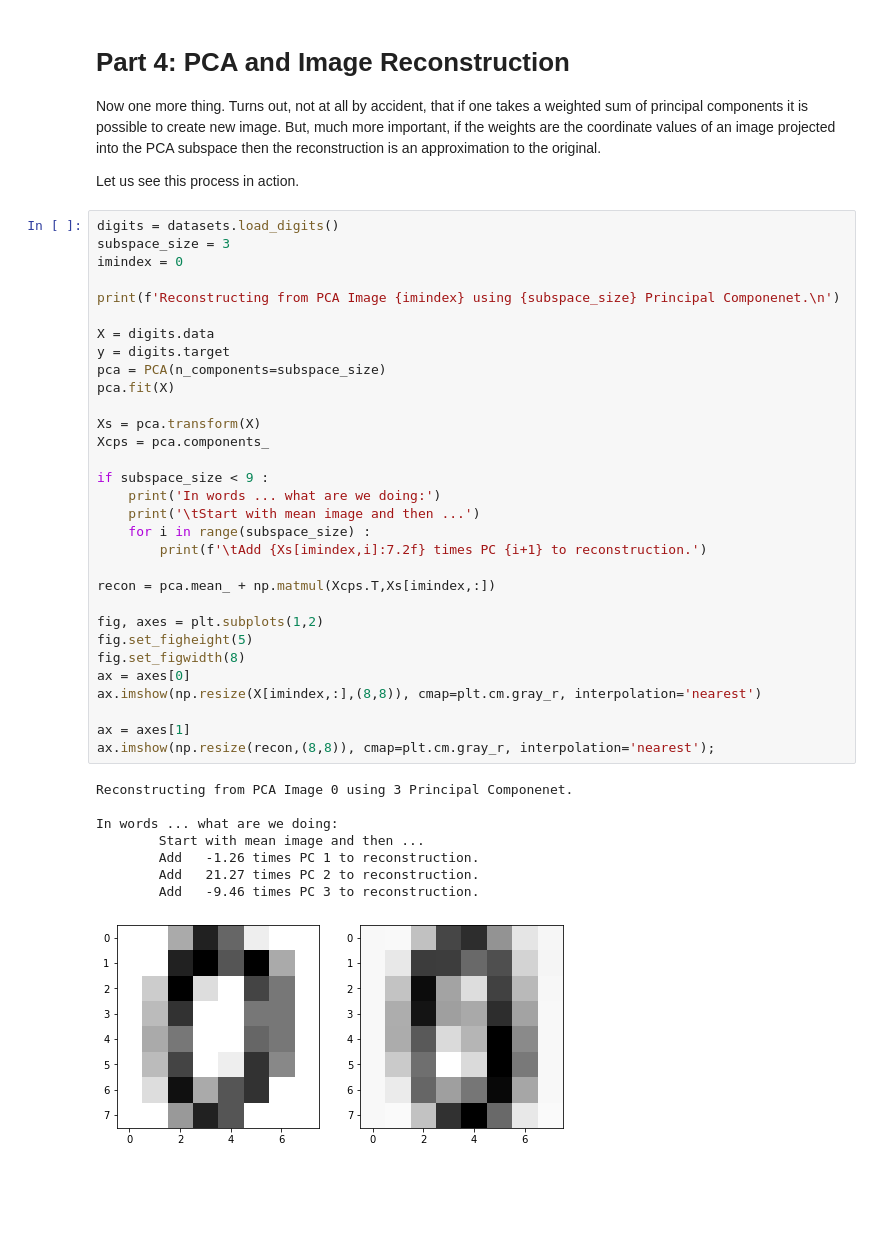
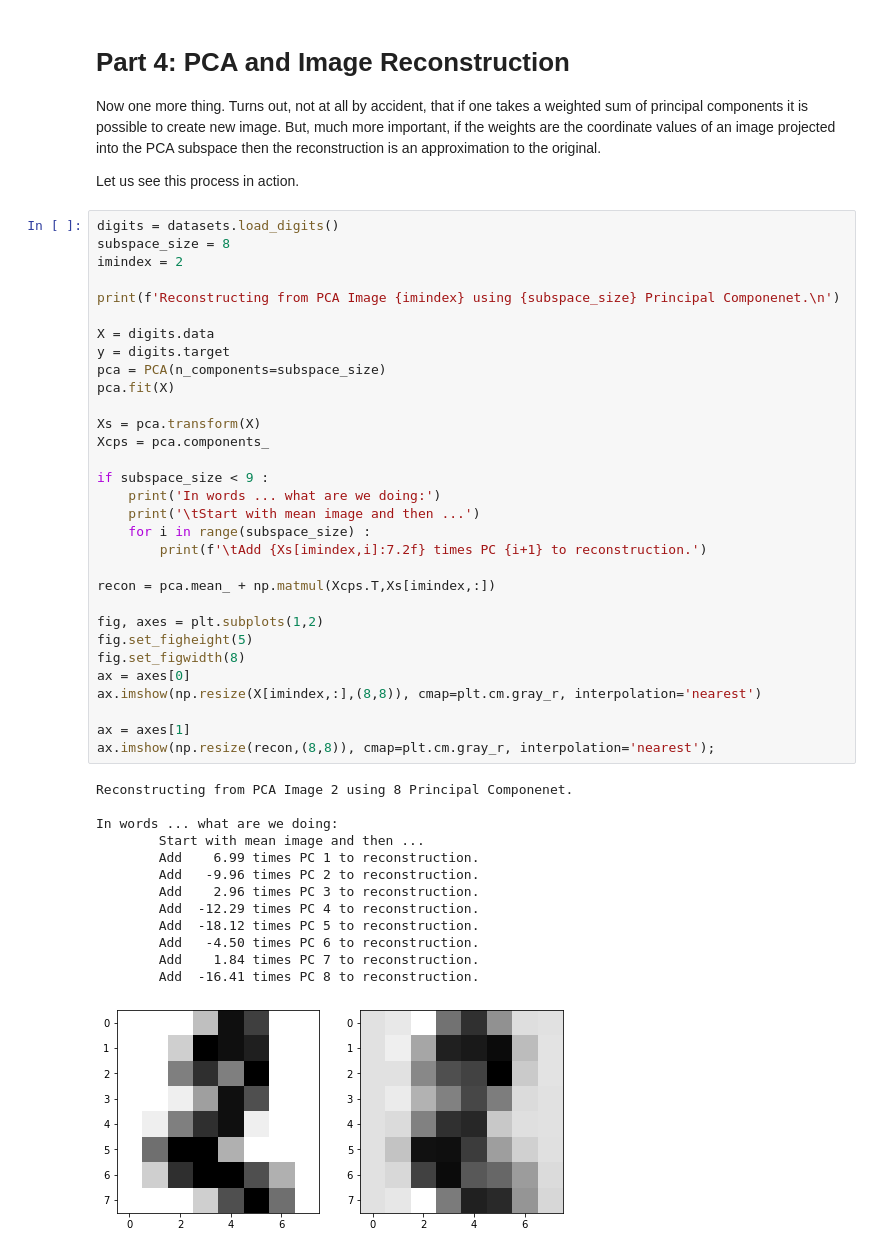
Before and after one commit to danboberton/CS345-Modules, a Jupyter notebook: module02_05_nn_and_pca.ipynb, the cells around one changed output. Drawn from its saved outputs; the diff is of its cells as text; blank space fills up the shorter version.

```diff
--- a/module02_05_nn_and_pca.ipynb
+++ b/module02_05_nn_and_pca.ipynb
@@ -418,41 +419,46 @@ Now one more thing.  Turns out, not at all by accident, that if one takes a weig
 Let us see this process in action.
 # %%
 digits = datasets.load_digits()
-subspace_size = 3
-imindex = 0
+subspace_size = 8
+imindex = 2
 
 print(f'Reconstructing from PCA Image {imindex} using {subspace_size} Principal Componenet.\n')
 
 X = digits.data
 y = digits.target
 pca = PCA(n_components=subspace_size)
 pca.fit(X)
 
 Xs = pca.transform(X)
 Xcps = pca.components_
 
 if subspace_size < 9 :
     print('In words ... what are we doing:')
     print('\tStart with mean image and then ...')
     for i in range(subspace_size) :
         print(f'\tAdd {Xs[imindex,i]:7.2f} times PC {i+1} to reconstruction.')
 
 recon = pca.mean_ + np.matmul(Xcps.T,Xs[imindex,:])
 
 fig, axes = plt.subplots(1,2)
 fig.set_figheight(5)
 fig.set_figwidth(8)
 ax = axes[0]
 ax.imshow(np.resize(X[imindex,:],(8,8)), cmap=plt.cm.gray_r, interpolation='nearest')
 
 ax = axes[1]
 ax.imshow(np.resize(recon,(8,8)), cmap=plt.cm.gray_r, interpolation='nearest');
 # %% [output]
-Reconstructing from PCA Image 0 using 3 Principal Componenet.
+Reconstructing from PCA Image 2 using 8 Principal Componenet.
 
 In words ... what are we doing:
         Start with mean image and then ...
-        Add   -1.26 times PC 1 to reconstruction.
-        Add   21.27 times PC 2 to reconstruction.
-        Add   -9.46 times PC 3 to reconstruction.
+        Add    6.99 times PC 1 to reconstruction.
+        Add   -9.96 times PC 2 to reconstruction.
+        Add    2.96 times PC 3 to reconstruction.
+        Add  -12.29 times PC 4 to reconstruction.
+        Add  -18.12 times PC 5 to reconstruction.
+        Add   -4.50 times PC 6 to reconstruction.
+        Add    1.84 times PC 7 to reconstruction.
+        Add  -16.41 times PC 8 to reconstruction.
-[figure, old version]
+[figure, new version]
```
Also changed, not shown: parts of 5 cells of this notebook, 2 other files.
